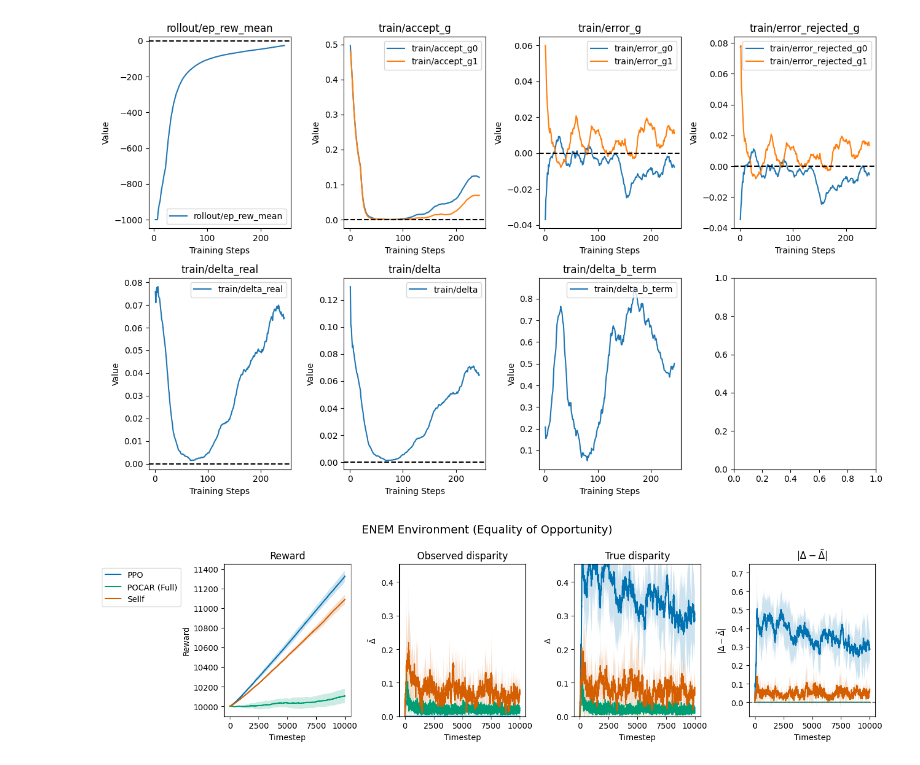
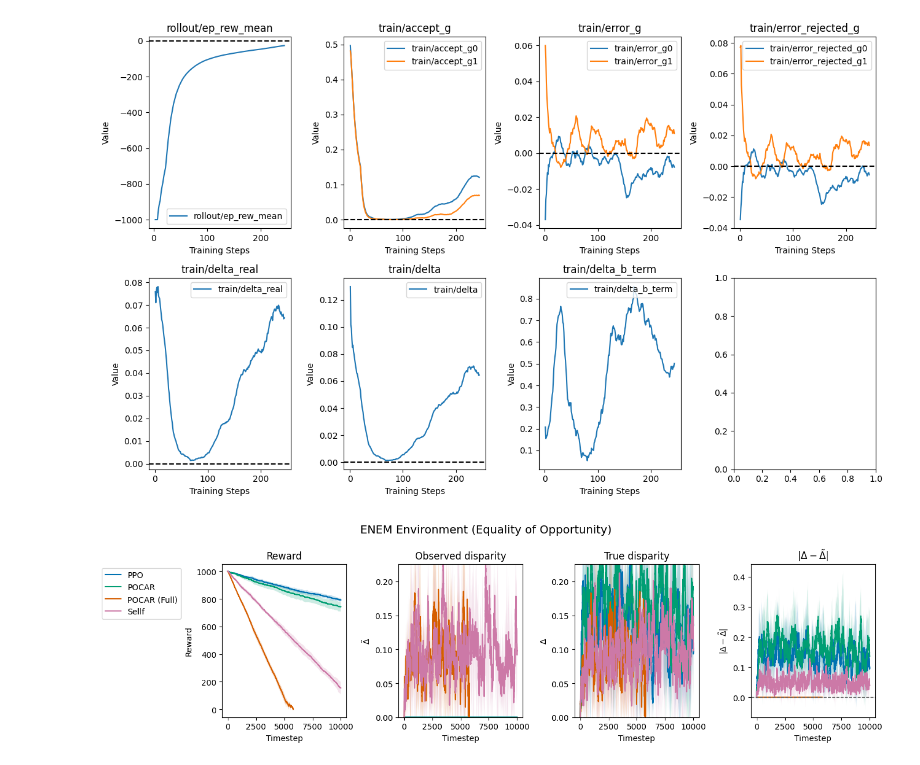
Before and after one commit to hiaac-finance/sellf, a Jupyter notebook: lending_experiment/plots.ipynb, the cells around one changed output. Drawn from its saved outputs; the diff is of its cells as text; code cells hidden in the pictures.

```diff
--- a/lending_experiment/plots.ipynb
+++ b/lending_experiment/plots.ipynb
@@ -256,29 +280,29 @@ plot_sellf_terms("enem", "sellf_tpr")
 plot_sellf_terms("enem", "sellf_tpr")
 # %% [output]
 [figure]
-# %%
-methods = [
-    "ppo_tpr",
-    #"pocar_tpr",
-    "pocarfull_tpr",
-    "sellf_tpr",
-]
-alg_names = {
-    "sellf_tpr": "Sellf",
-    "ppo_tpr": "PPO",
-    "pocar_tpr": "POCAR",
-    "pocarfull_tpr": "POCAR (Full)"
-}
-
-fig, axs = plot_results(
-    "fico",
-    methods,
-    algs_names=alg_names,
-    return_plot=True,
-)
-
-fig.suptitle("ENEM Environment (Equality of Opportunity)", fontsize=14)
-plt.tight_layout()
-plt.savefig("enem_tpr_results.pdf", dpi = 300)
-# %% [output]
-[figure, removed]
+# %%
+methods = [
+    "ppo_tpr",
+    "pocar_tpr",
+    "pocarfull_tpr",
+    "sellf_tpr",
+]
+alg_names = {
+    "sellf_tpr": "Sellf",
+    "ppo_tpr": "PPO",
+    "pocar_tpr": "POCAR",
+    "pocarfull_tpr": "POCAR (Full)"
+}
+
+fig, axs = plot_results(
+    "enem",
+    methods,
+    algs_names=alg_names,
+    return_plot=True,
+)
+
+fig.suptitle("ENEM Environment (Equality of Opportunity)", fontsize=14)
+plt.tight_layout()
+plt.savefig("figures/enem_tpr_results.pdf", dpi = 300)
+# %% [output]
+[figure, added]
```
Also changed, not shown: parts of 11 cells of this notebook, 4 other files.
